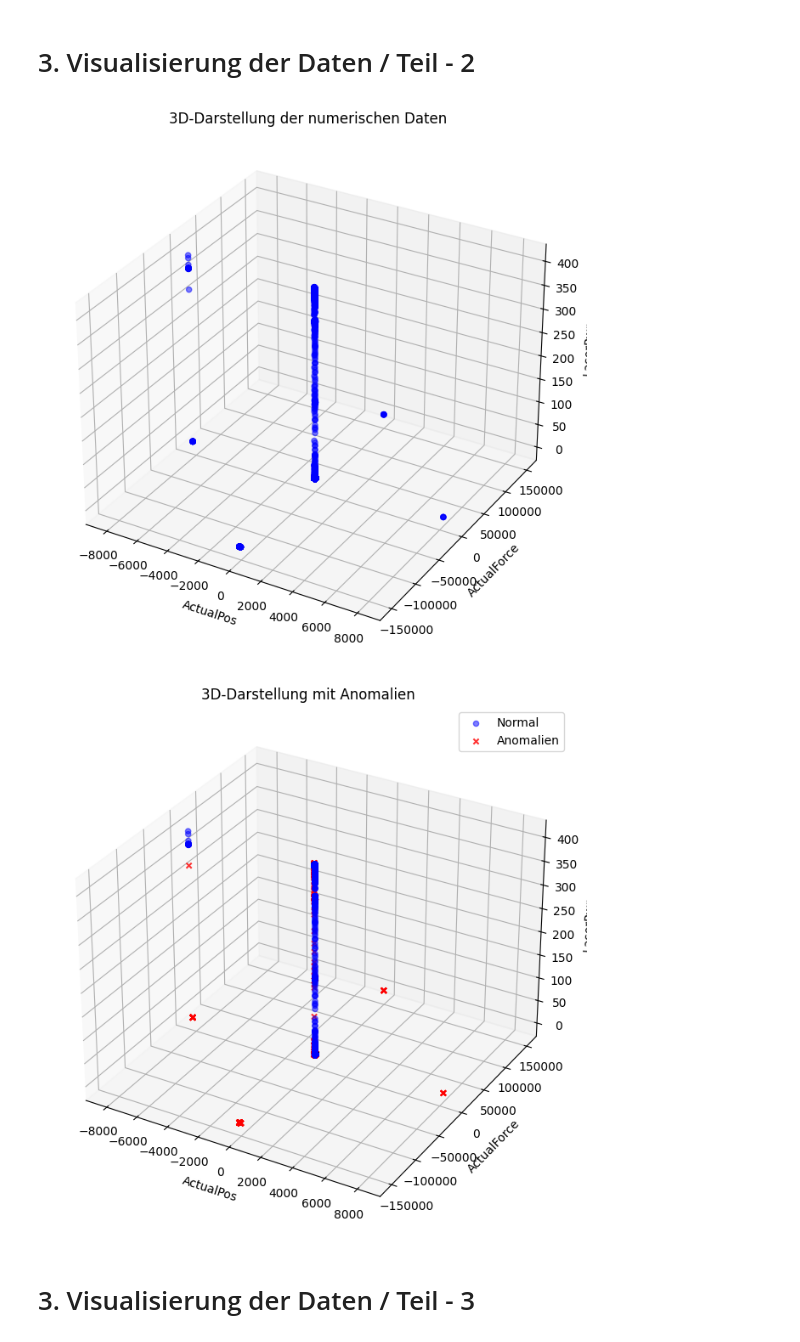
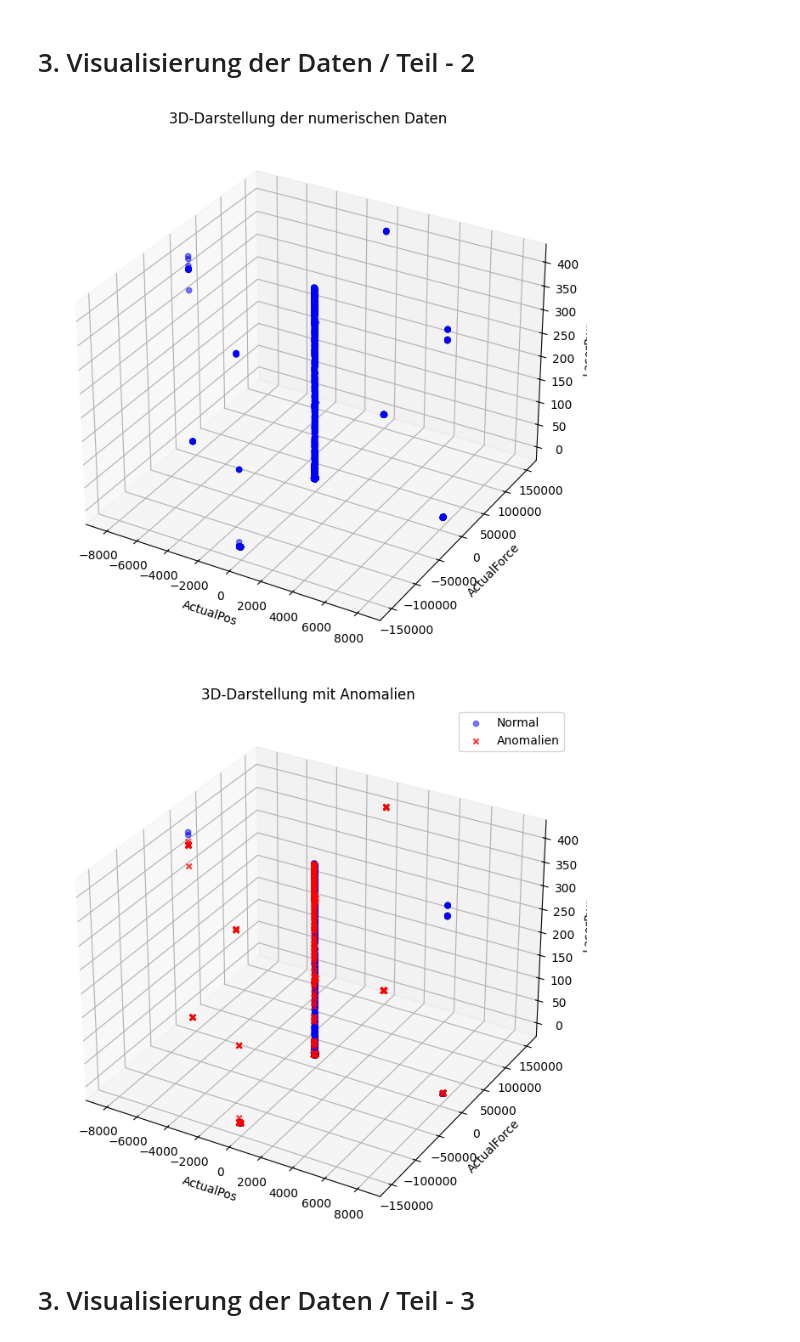
Before and after one commit to jfawer/Data_Mining, a Jupyter notebook: analyse.ipynb, the cells around one changed output. Cells and saved outputs as stored; diff of their text form; code cells hidden in the pictures.

```diff
--- a/analyse.ipynb
+++ b/analyse.ipynb
@@ -222,7 +198,7 @@ Anzahl der gefundenen Anomalien in der Stichprobe: 249
 conn = sqlite3.connect('datenbank_clean.db')
 
 # Tabelle mit bereinigten Daten laden
-table_name = 'bereinigte_daten'
+table_name = 'cleaned_data'
 data = pd.read_sql(f"SELECT * FROM {table_name}", conn)
 
 # Verbindung schließen
@@ -245,35 +221,35 @@ ax = fig.add_subplot(111, projection='3d')
 ax.scatter(numeric_data[x_col], numeric_data[y_col], numeric_data[z_col], c='b', marker='o', alpha=0.5)
 ax.set_xlabel(x_col)
 ax.set_ylabel(y_col)
 ax.set_zlabel(z_col)
 ax.set_title("3D-Darstellung der numerischen Daten")
 plt.show()
 
 # Anomalien mit IsolationForest erkennen
 iso_forest = IsolationForest(contamination=0.05, random_state=42)
 numeric_data['anomaly'] = iso_forest.fit_predict(numeric_data)
 
 # Anomalien markieren
 fig = plt.figure(figsize=(10, 8))
 ax = fig.add_subplot(111, projection='3d')
 
 # Normalpunkte (anomaly = 1)
 normal_data = numeric_data[numeric_data['anomaly'] == 1]
 ax.scatter(normal_data[x_col], normal_data[y_col], normal_data[z_col], c='b', marker='o', alpha=0.5, label='Normal')
 
 # Anomalien (anomaly = -1)
 anomalies = numeric_data[numeric_data['anomaly'] == -1]
 ax.scatter(anomalies[x_col], anomalies[y_col], anomalies[z_col], c='r', marker='x', alpha=0.8, label='Anomalien')
 
 ax.set_xlabel(x_col)
 ax.set_ylabel(y_col)
 ax.set_zlabel(z_col)
 ax.set_title("3D-Darstellung mit Anomalien")
 ax.legend()
 plt.show()
 # %% [output]
-[figure, old version]
+[figure, new version]
-[figure, old version]
+[figure, new version]
 # %% [markdown]
 # 3. Visualisierung der Daten / Teil - 3
 # %%
```
Also changed, not shown: parts of 6 cells of this notebook.
